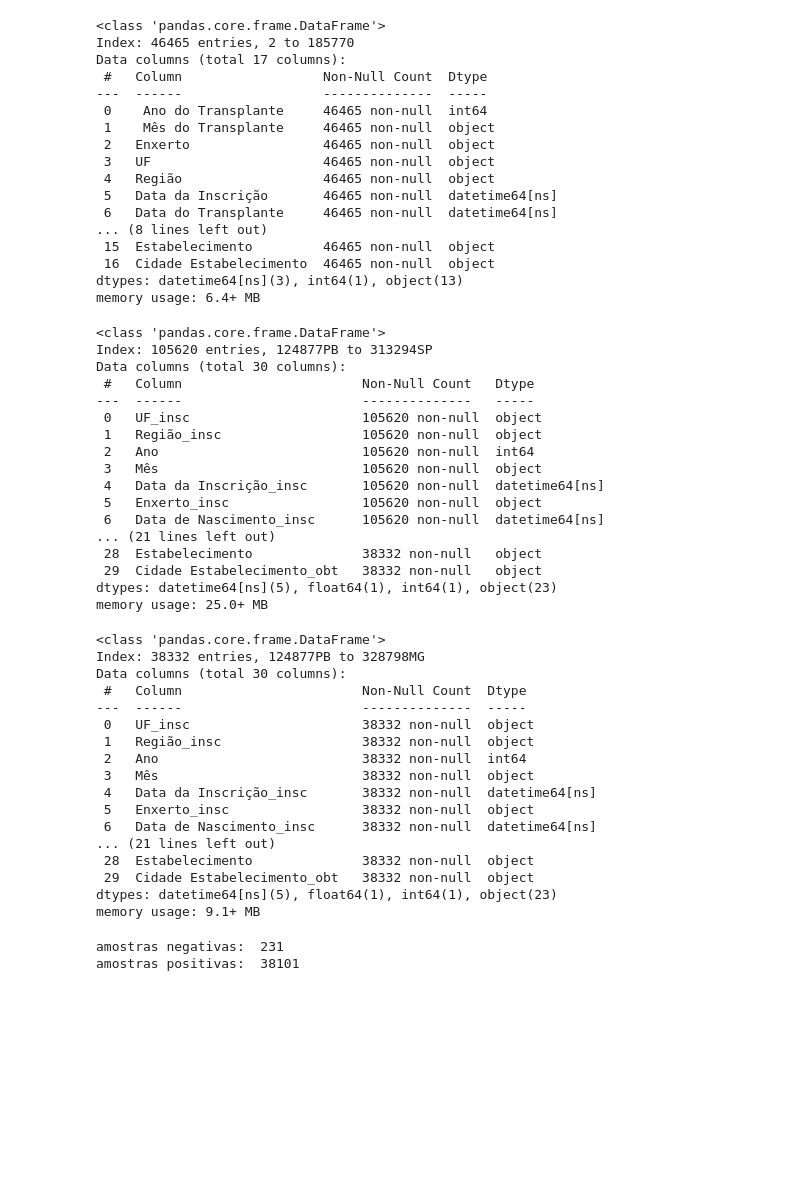
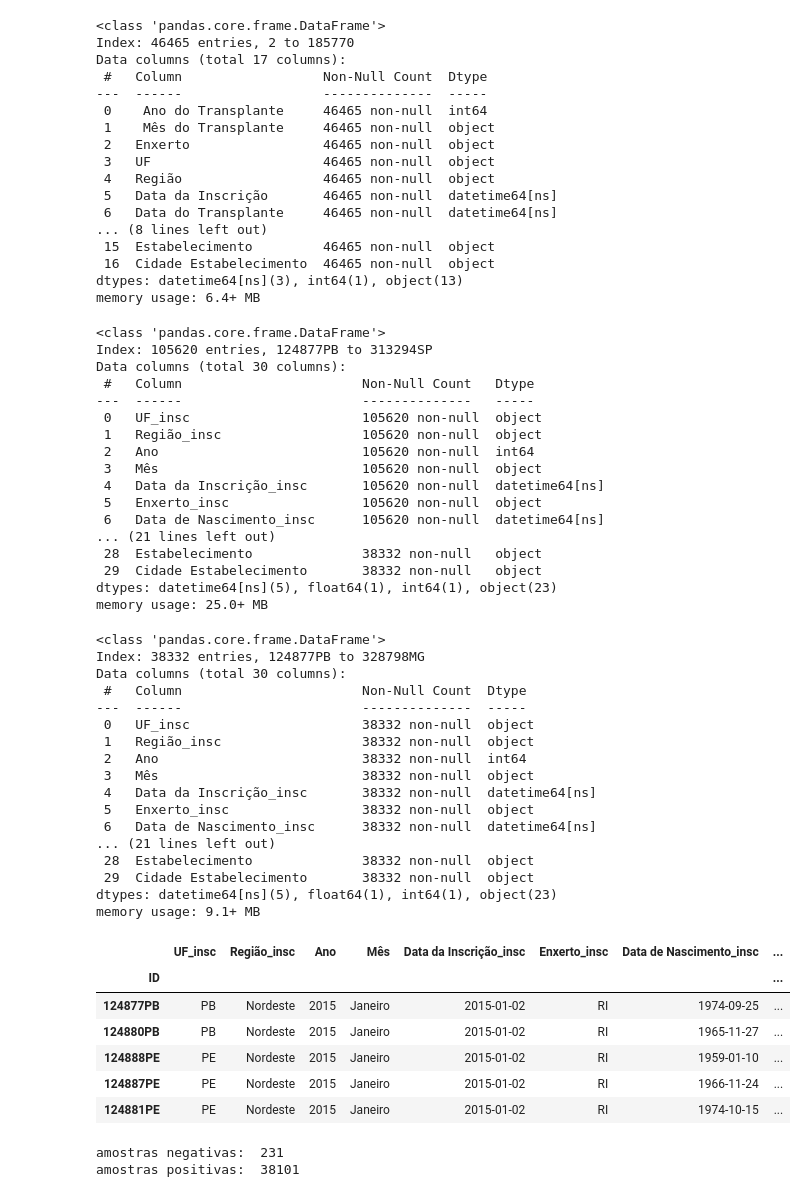
Before and after one commit to Esterci/SNT_table_study, a Jupyter notebook: estudo_inicial/kaplan-meier.ipynb, the cells around one changed output. Cells and saved outputs as stored; diff of their text form; code cells hidden in the pictures; blank space fills up the shorter version.

```diff
--- a/estudo_inicial/kaplan-meier.ipynb
+++ b/estudo_inicial/kaplan-meier.ipynb
@@ -632,8 +633,8 @@ Data columns (total 15 columns):
 dtypes: datetime64[ns](1), int64(2), object(12)
 memory usage: 1.5+ MB
 # %%
-df_result = df_inscricao.set_index("ID").join(
-    df_obitos.set_index("ID"), on=["ID"], lsuffix="_insc", rsuffix="_obt"
+df_result_obt = df_inscricao.join(
+    df_obitos.set_index("ID"), on=["ID"], lsuffix="_insc", rsuffix=""
 )
-df_result.head()
+df_result_obt.info()
 # %% [output]
@@ -746,10 +739,10 @@ Data columns (total 17 columns):
 dtypes: datetime64[ns](3), int64(1), object(13)
 memory usage: 6.4+ MB
 # %%
-df_result = df_inscricao.set_index("ID").join(
-    df_tranplantes.set_index("ID"), on=["ID"], lsuffix="_insc", rsuffix="_obt"
+df_result_tx = df_inscricao.set_index("ID").join(
+    df_tranplantes.set_index("ID"), on=["ID"], lsuffix="_insc", rsuffix=""
 )
-df_result.info()
+df_result_tx.info()
 # %% [output]
 <class 'pandas.core.frame.DataFrame'>
 Index: 105620 entries, 124877PB to 313294SP
@@ -765,12 +758,12 @@ Data columns (total 30 columns):
  6   Data de Nascimento_insc      105620 non-null  datetime64[ns]
 ... (21 lines left out)
  28  Estabelecimento              38332 non-null   object
- 29  Cidade Estabelecimento_obt   38332 non-null   object
+ 29  Cidade Estabelecimento       38332 non-null   object
 dtypes: datetime64[ns](5), float64(1), int64(1), object(23)
 memory usage: 25.0+ MB
 # %%
-df_result_pre_pro = df_result.dropna(subset=["Data do Transplante"])
-df_result_pre_pro.info()
+df_result_tx = df_result_tx.dropna(subset=["Data do Transplante"])
+df_result_tx.info()
 # %% [output]
 <class 'pandas.core.frame.DataFrame'>
 Index: 38332 entries, 124877PB to 328798MG
@@ -786,7 +779,17 @@ Data columns (total 30 columns):
  6   Data de Nascimento_insc      38332 non-null  datetime64[ns]
 ... (21 lines left out)
  28  Estabelecimento              38332 non-null  object
- 29  Cidade Estabelecimento_obt   38332 non-null  object
+ 29  Cidade Estabelecimento       38332 non-null  object
 dtypes: datetime64[ns](5), float64(1), int64(1), object(23)
 memory usage: 9.1+ MB
+# %%
+df_result_tx.head()
+# %% [output]
+|  | UF_insc | Região_insc | Ano | Mês | Data da Inscrição_insc | Enxerto_insc | Data de Nascimento_insc | ... |
+| ID |  |  |  |  |  |  |  | ... |
+| 124877PB | PB | Nordeste | 2015 | Janeiro | 2015-01-02 | RI | 1974-09-25 | ... |
+| 124880PB | PB | Nordeste | 2015 | Janeiro | 2015-01-02 | RI | 1965-11-27 | ... |
+| 124888PE | PE | Nordeste | 2015 | Janeiro | 2015-01-02 | RI | 1959-01-10 | ... |
+| 124887PE | PE | Nordeste | 2015 | Janeiro | 2015-01-02 | RI | 1966-11-24 | ... |
+| 124881PE | PE | Nordeste | 2015 | Janeiro | 2015-01-02 | RI | 1974-10-15 | ... |
 # %%
```
Also changed, not shown: parts of 19 cells of this notebook.
